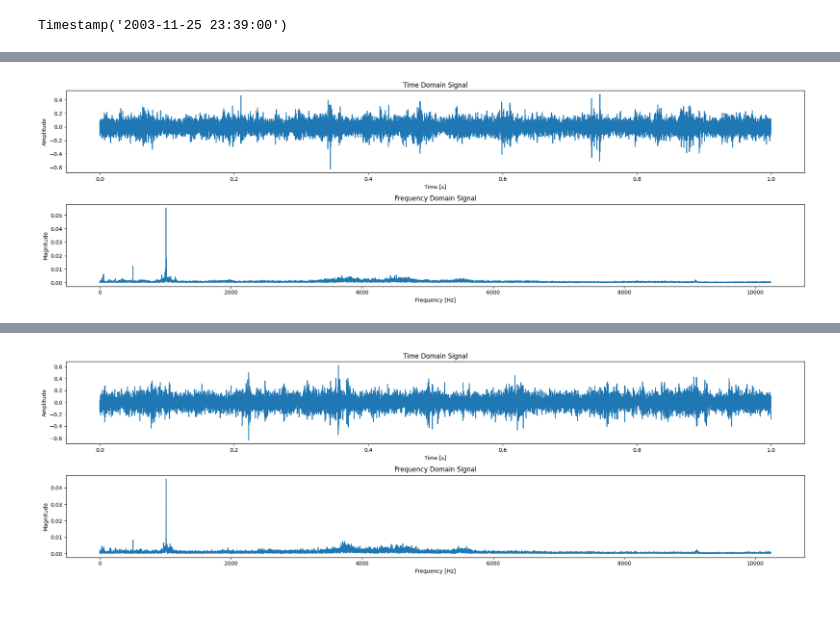
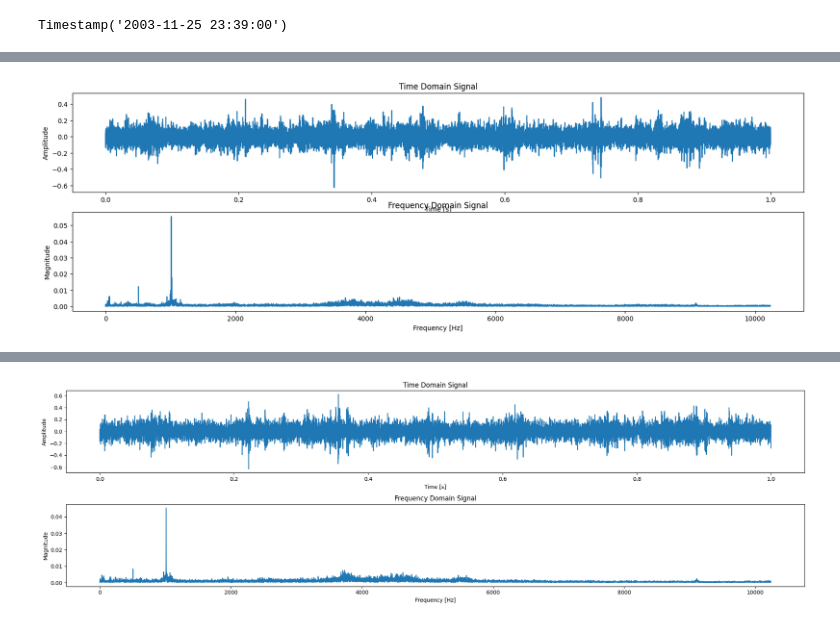
Before and after one commit to KainaK0/mia, a Jupyter notebook: MIA-104_Machine_Learning/EF_01/data_preprocessing.ipynb, the cells around one changed output, grey strips where cells are left out. Drawn from its saved outputs; the diff is of its cells as text; code cells hidden in the pictures.

```diff
--- a/MIA-104_Machine_Learning/EF_01/data_preprocessing.ipynb
+++ b/MIA-104_Machine_Learning/EF_01/data_preprocessing.ipynb
@@ -44,7 +44,7 @@ def to_freq(df_time:pd.DataFrame):
         # vibration_data = data['Vibration'].values
         vibration_data = y
         # Time parameters
-        sampling_rate =  20000 # Hz, example sampling rate
+        sampling_rate =  len(vibration_data) # Hz, example sampling rate
         n = len(vibration_data)
         time = np.arange(n) / sampling_rate
 
@@ -148,8 +150,9 @@ def to_fft2(y,sample_rate):
     # step = 500  # Adjust this value to show more or fewer frequency markers
     # plt.xticks(np.arange(0, max_freq, step))
 
-    plt.tight_layout()
-    plt.show()
+    # plt.tight_layout()
+    # plt.show()
+    return plt
 # %%
 test_rutes = glob.glob(f"nasa_bearing_dataset/bear*/*",recursive=False)
 test_rutes
@@ -392,6 +412,8 @@ max(tests[test-1][bearing -1][0].index)
 Timestamp('2003-11-25 23:39:00')
 # %%
 num = 0
-to_fft2(tests[test-1][bearing -1][0].iloc[num,:], 20480)
-tests[test-1][bearing -1][1].iloc[num,:].name
+image = to_fft2(tests[test-1][bearing -1][0].iloc[num,:], 20480)
+print(tests[test-1][bearing -1][1].iloc[num,:].name)
+image.savefig('nasa_bearing_dataset/image/prueba02.png')
+image.show()
 # %% [output]
@@ -398 +421 @@ tests[test-1][bearing -1][1].iloc[num,:].name
-[figure, old version]
+[figure, new version]
```
Also changed, not shown: parts of 14 cells of this notebook.
